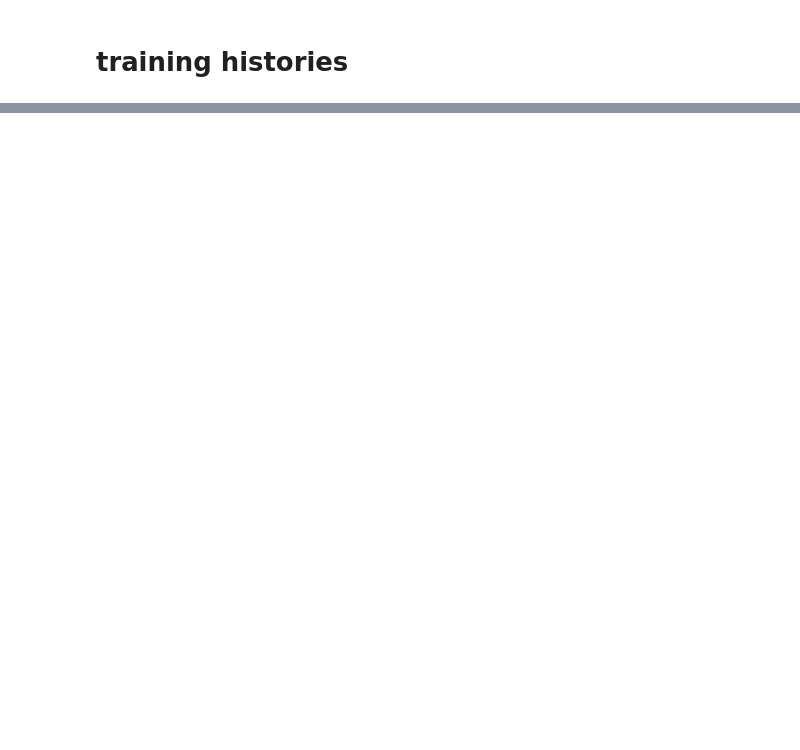
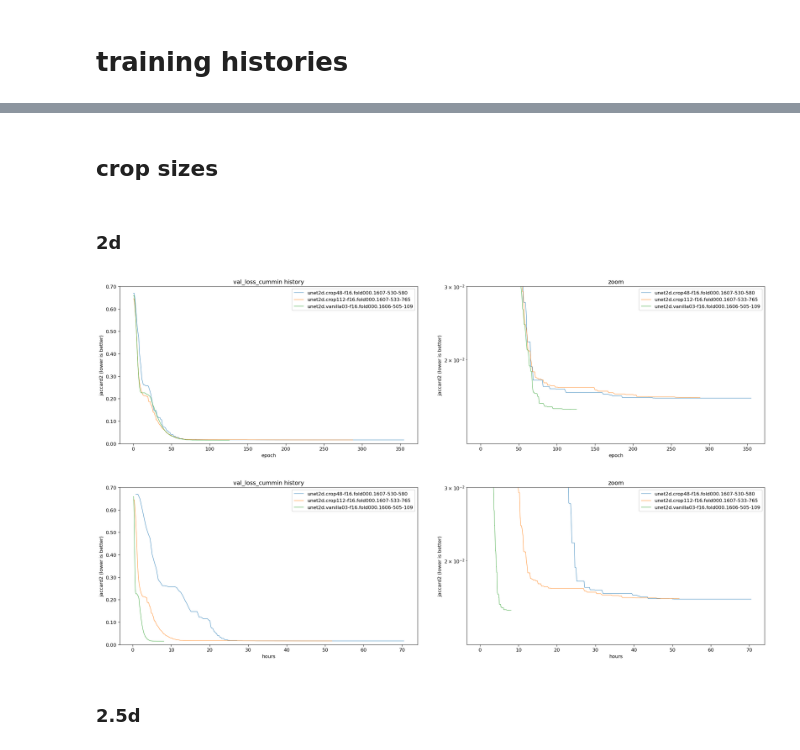
Before and after one commit to jpcbertoldo/tomo2seg, a Jupyter notebook: nbs/compare-models-00.ipynb, the cells around one changed output, grey strips where cells are left out. Drawn from its saved outputs; the diff is of its cells as text; code cells hidden in the pictures; blank space fills up the shorter version.

```diff
--- a/nbs/compare-models-00.ipynb
+++ b/nbs/compare-models-00.ipynb
@@ -373,0 +438,26 @@ get_model_history(ev.model_name)
+# %% [markdown]
+## crop sizes
+# %% [markdown]
+### 2d
+# %%
+compare_crop_sizes = [
+    "unet2d.crop48-f16.fold000.1607-530-580",
+    "unet2d.crop112-f16.fold000.1607-533-765",
+    "unet2d.vanilla03-f16.fold000.1606-505-109",
+]
+
+color_map = {
+    "crop48": dft_colors[0],
+    "crop112": dft_colors[1],
+    "vanilla03": dft_colors[2],
+}
+# %%
+# plot("epoch", "val_loss", compare_crop_sizes, color_map)
+# plot("hours", "val_loss", compare_crop_sizes, color_map)
+plot("epoch", "val_loss_cummin", compare_crop_sizes, color_map)
+plot("hours", "val_loss_cummin", compare_crop_sizes, color_map)
+# %% [output]
+[figure, added]
+[figure, added]
+# %% [markdown]
+### 2.5d
```
Also changed, not shown: parts of 25 cells of this notebook, 16 other files.
